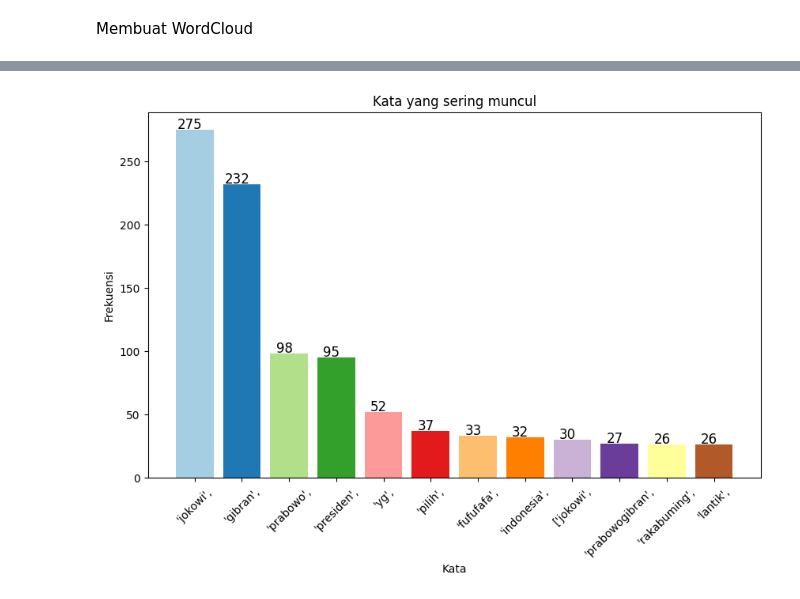
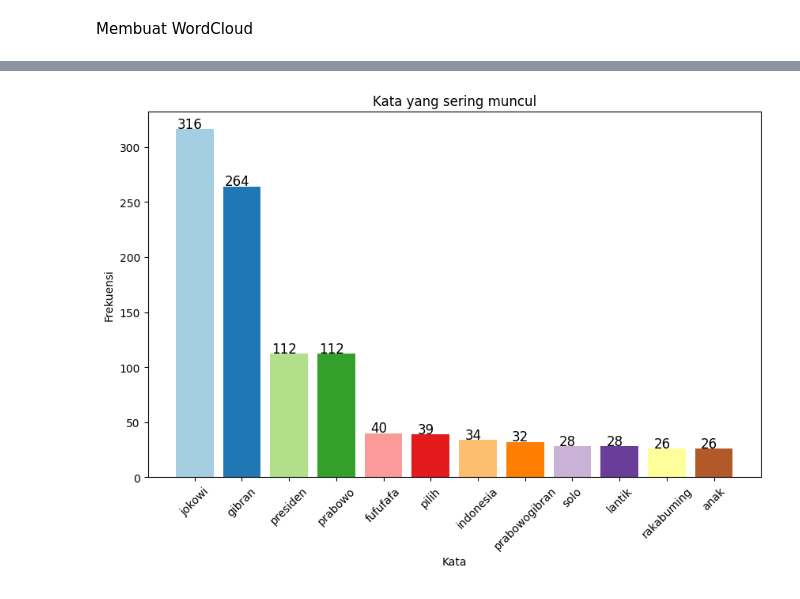
Before and after one commit to alinnar/nlp-dashboard, a Jupyter notebook: Crawling_Twit.ipynb, the cells around one changed output, grey strips where cells are left out. Drawn from its saved outputs; the diff is of its cells as text; code cells hidden in the pictures.

```diff
--- a/Crawling_Twit.ipynb
+++ b/Crawling_Twit.ipynb
@@ -332,31 +349,31 @@ plt.show()
 # %%
 import matplotlib.pyplot as plt
 from collections import Counter
 
 #Ubah df menjadi data untuk mengakses DataFrame yang benar
-text = ' '.join(data['stemming'].astype(str))  # Akses kolom 'stemming' dari DataFrame 'data' dan konversikan ke string
+text = ' '.join(data['cleaning'].astype(str))  # Akses kolom 'stemming' dari DataFrame 'data' dan konversikan ke string
 words = text.split()
 
 word_counts = Counter(words)
 
 top_words = word_counts.most_common(12)
 
 words, counts = zip(*top_words)
 
 colors = plt.cm.Paired(range(len(words)))
 
 plt.figure(figsize=(10, 6))
 bars = plt.bar(words, counts, color=colors)
 
 
 plt.xlabel('Kata')
 plt.ylabel('Frekuensi')
 plt.title('Kata yang sering muncul')
 plt.xticks(rotation=45)
 
 for bar, num in zip(bars, counts):
     plt.text(bar.get_x() + bar.get_width() / 2 - 0.1, num + 1, str(num), fontsize=12, color='black', ha='center')
 
 plt.show()
 # %% [output]
-[figure, old version]
+[figure, new version]
```
Also changed, not shown: parts of 14 cells of this notebook, 15 other files.
